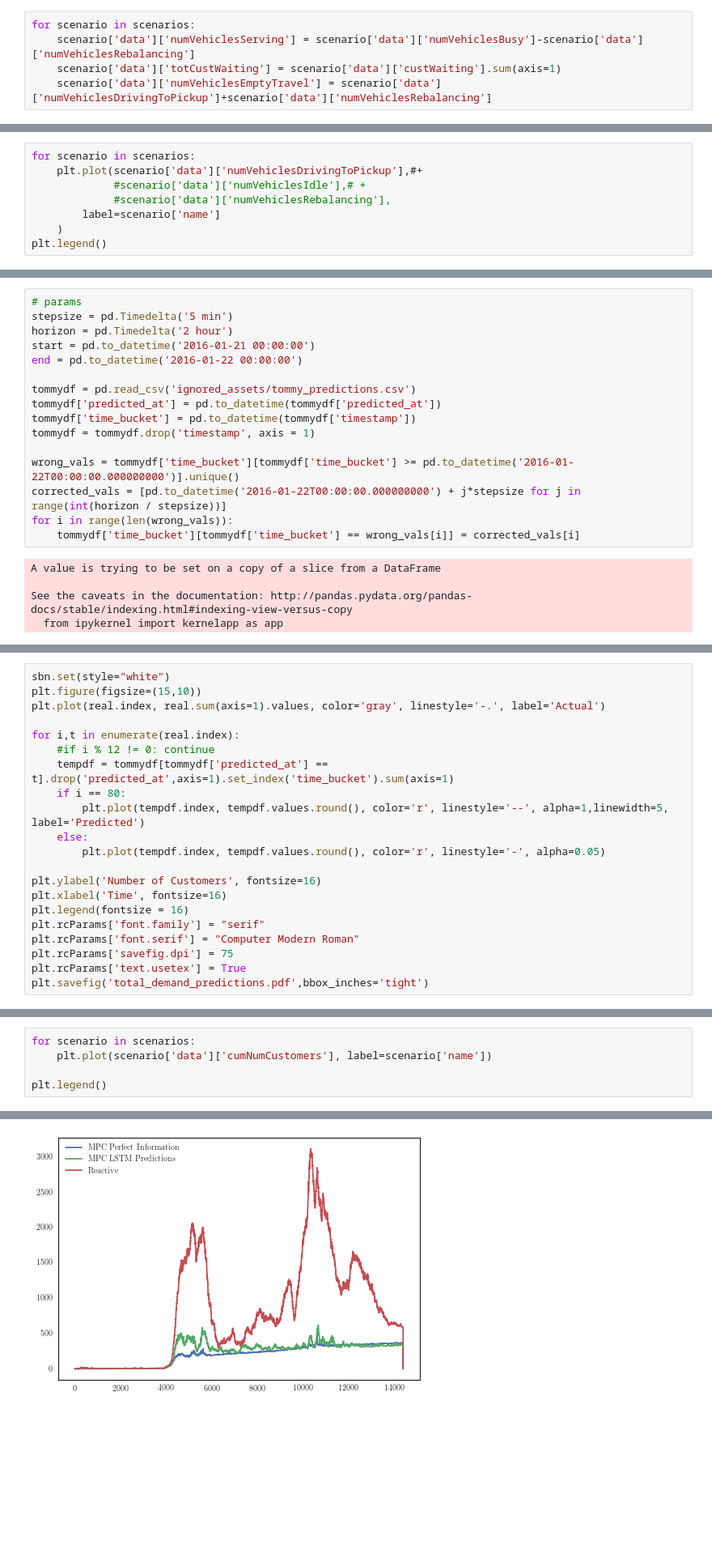
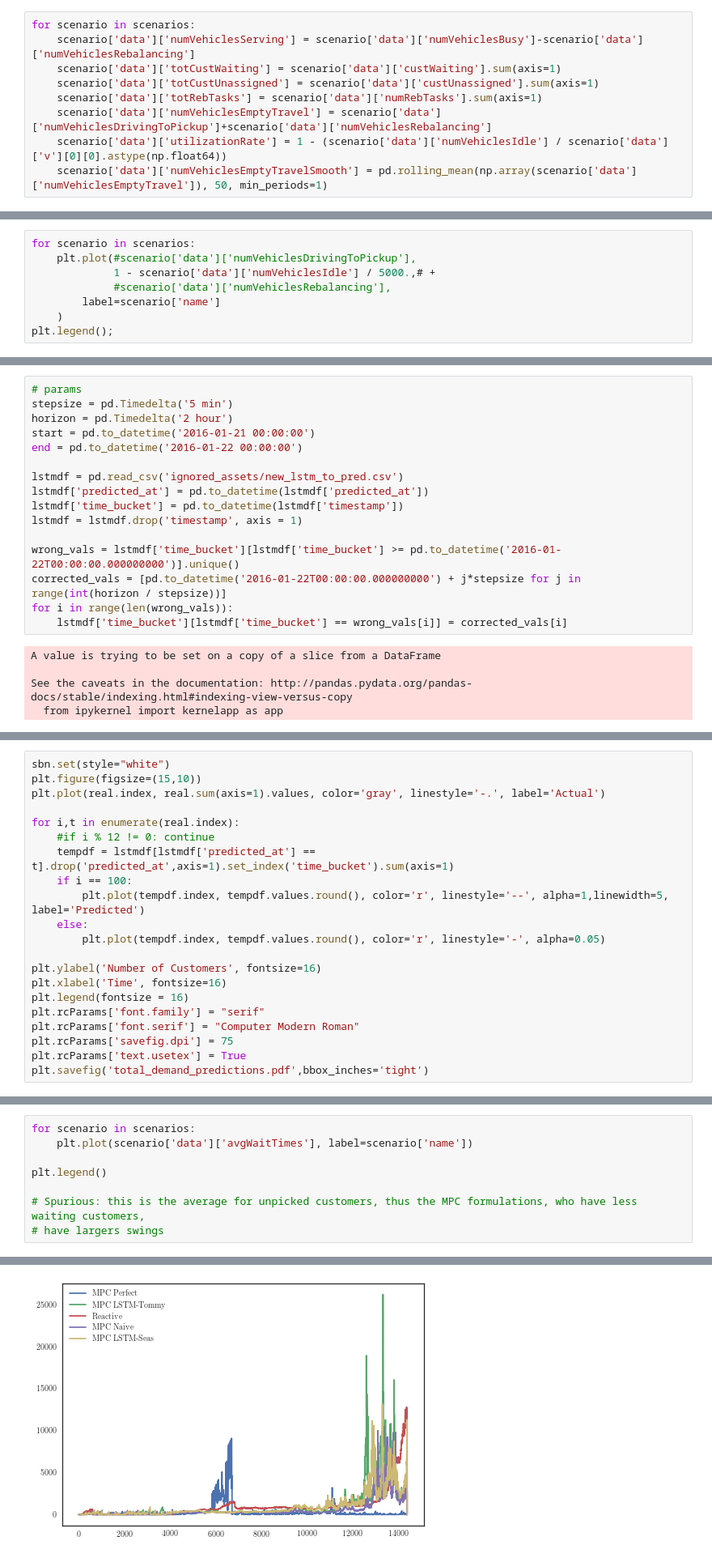
Before and after one commit to huevosabio/cs341, a Jupyter notebook: PrettyPlot.ipynb, the cells around one changed output, grey strips where cells are left out. Shown at 81% size. Saved outputs shown, nothing was run; the diff lists cells and outputs as text; blank space fills up the shorter version.

```diff
--- a/PrettyPlot.ipynb
+++ b/PrettyPlot.ipynb
@@ -109,4 +132,8 @@ scenarios = [
 for scenario in scenarios:
     scenario['data']['numVehiclesServing'] = scenario['data']['numVehiclesBusy']-scenario['data']['numVehiclesRebalancing']
     scenario['data']['totCustWaiting'] = scenario['data']['custWaiting'].sum(axis=1)
+    scenario['data']['totCustUnassigned'] = scenario['data']['custUnassigned'].sum(axis=1)
+    scenario['data']['totRebTasks'] = scenario['data']['numRebTasks'].sum(axis=1)
     scenario['data']['numVehiclesEmptyTravel'] = scenario['data']['numVehiclesDrivingToPickup']+scenario['data']['numVehiclesRebalancing']
+    scenario['data']['utilizationRate'] = 1 - (scenario['data']['numVehiclesIdle'] / scenario['data']['v'][0][0].astype(np.float64))
+    scenario['data']['numVehiclesEmptyTravelSmooth'] = pd.rolling_mean(np.array(scenario['data']['numVehiclesEmptyTravel']), 50, min_periods=1)
@@ -120,9 +190,9 @@ Reactive 210702
 # %%
 for scenario in scenarios:
-    plt.plot(scenario['data']['numVehiclesDrivingToPickup'],#+
-             #scenario['data']['numVehiclesIdle'],# +
+    plt.plot(#scenario['data']['numVehiclesDrivingToPickup'],
+             1 - scenario['data']['numVehiclesIdle'] / 5000.,# +
              #scenario['data']['numVehiclesRebalancing'],
         label=scenario['name']
     )
-plt.legend()
+plt.legend();
 # %% [output]
@@ -182,15 +308,15 @@ horizon = pd.Timedelta('2 hour')
 start = pd.to_datetime('2016-01-21 00:00:00')
 end = pd.to_datetime('2016-01-22 00:00:00')
 
-tommydf = pd.read_csv('ignored_assets/tommy_predictions.csv')
-tommydf['predicted_at'] = pd.to_datetime(tommydf['predicted_at'])
-tommydf['time_bucket'] = pd.to_datetime(tommydf['timestamp'])
-tommydf = tommydf.drop('timestamp', axis = 1)
+lstmdf = pd.read_csv('ignored_assets/new_lstm_to_pred.csv')
+lstmdf['predicted_at'] = pd.to_datetime(lstmdf['predicted_at'])
+lstmdf['time_bucket'] = pd.to_datetime(lstmdf['timestamp'])
+lstmdf = lstmdf.drop('timestamp', axis = 1)
 
-wrong_vals = tommydf['time_bucket'][tommydf['time_bucket'] >= pd.to_datetime('2016-01-22T00:00:00.000000000')].unique()
+wrong_vals = lstmdf['time_bucket'][lstmdf['time_bucket'] >= pd.to_datetime('2016-01-22T00:00:00.000000000')].unique()
 corrected_vals = [pd.to_datetime('2016-01-22T00:00:00.000000000') + j*stepsize for j in range(int(horizon / stepsize))]
 for i in range(len(wrong_vals)):
-    tommydf['time_bucket'][tommydf['time_bucket'] == wrong_vals[i]] = corrected_vals[i]
+    lstmdf['time_bucket'][lstmdf['time_bucket'] == wrong_vals[i]] = corrected_vals[i]
 # %% [output]
 A value is trying to be set on a copy of a slice from a DataFrame
 
@@ -207,8 +329,8 @@ plt.plot(real.index, real.sum(axis=1).values, color='gray', linestyle='-.', labe
 
 for i,t in enumerate(real.index):
     #if i % 12 != 0: continue
-    tempdf = tommydf[tommydf['predicted_at'] == t].drop('predicted_at',axis=1).set_index('time_bucket').sum(axis=1)
-    if i == 80:
+    tempdf = lstmdf[lstmdf['predicted_at'] == t].drop('predicted_at',axis=1).set_index('time_bucket').sum(axis=1)
+    if i == 100:
         plt.plot(tempdf.index, tempdf.values.round(), color='r', linestyle='--', alpha=1,linewidth=5, label='Predicted')
     else:
         plt.plot(tempdf.index, tempdf.values.round(), color='r', linestyle='-', alpha=0.05)
@@ -261,8 +463,11 @@ Reactive 395.769305556
 # %%
 for scenario in scenarios:
-    plt.plot(scenario['data']['cumNumCustomers'], label=scenario['name'])
+    plt.plot(scenario['data']['avgWaitTimes'], label=scenario['name'])
 
 plt.legend()
+
+# Spurious: this is the average for unpicked customers, thus the MPC formulations, who have less waiting customers,
+# have largers swings
 # %% [output]
 <matplotlib.legend.Legend at 0x...>
-[figure, old version]
+[figure, new version]
```
Also changed, not shown: parts of 65 cells of this notebook, 24 other files.
